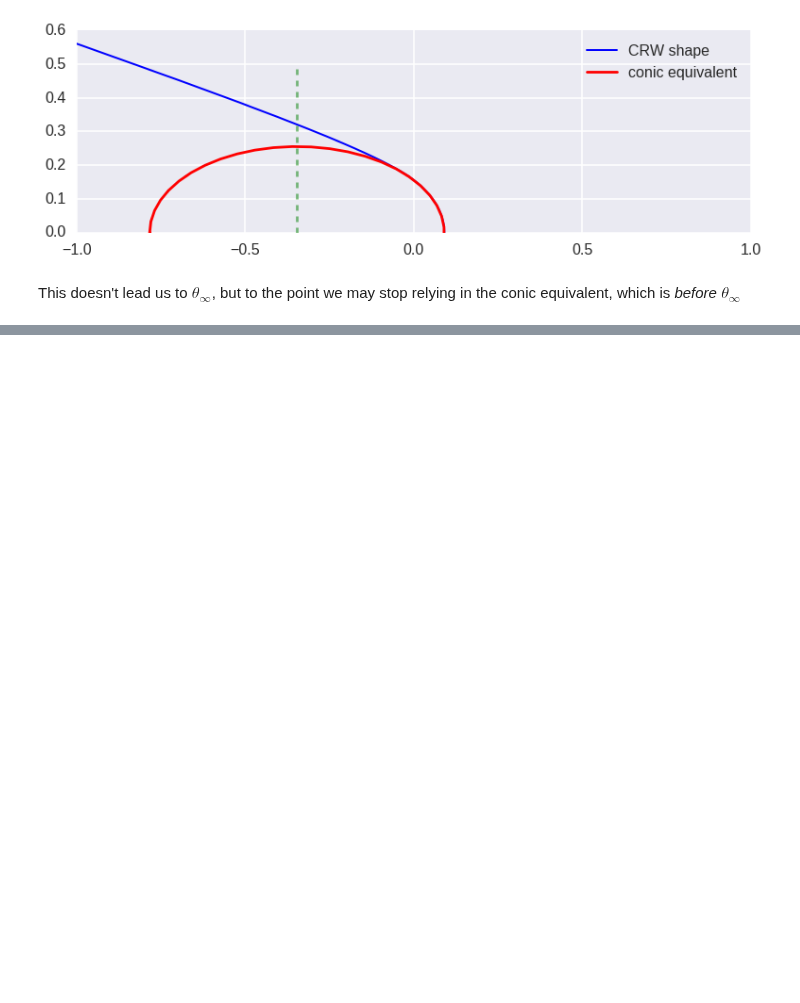
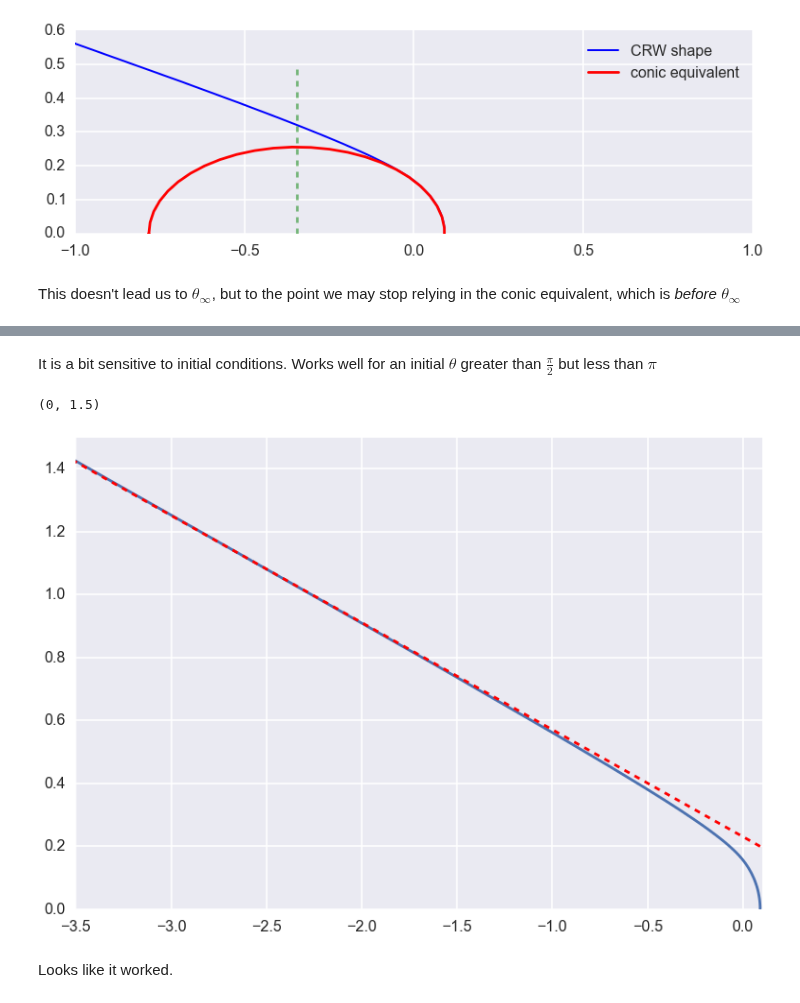
Before and after one commit to will-henney/bowshock-shape, a Jupyter notebook: CRW-shapes/t_infty-analysis.ipynb, the cells around one changed output, grey strips where cells are left out. Drawn from its saved outputs; the diff is of its cells as text; code cells hidden in the pictures; blank space fills up the shorter version.

```diff
--- a/CRW-shapes/t_infty-analysis.ipynb
+++ b/CRW-shapes/t_infty-analysis.ipynb
@@ -112,0 +108,8 @@ $\theta_\infty$
+# %%
+def finf(th,*args):
+    beta,xi = args
+    k = 2./xi-2
+    C = (k+2*(1-beta))/(k+2)
+    I = np.sqrt(np.pi)*gamma_func(0.5*(k+1))/(4*gamma_func(0.5*k+2))
+    D = np.pi + 2*beta*I
+    return th - C*np.tan(th) -D
@@ -112,0 +128,15 @@ $\theta_\infty$
+# %% [markdown]
+It is a bit sensitive to initial conditions. Works well for an initial $\theta$ greater than $\frac{\pi}{2}$ but less than $\pi$
+# %%
+thinf = fsolve(finf,0.6*np.pi,args=(beta,xi))
+# %%
+plt.plot(x,y)
+m = np.tan(thinf)
+plt.plot(x,m*x+0.23,"r--")
+plt.xlim(-3.5,0.1)
+plt.ylim(0,1.5)
+# %% [output]
+(0, 1.5)
+[figure, added]
+# %% [markdown]
+Looks like it worked.
```
Also changed, not shown: parts of 12 cells of this notebook.
